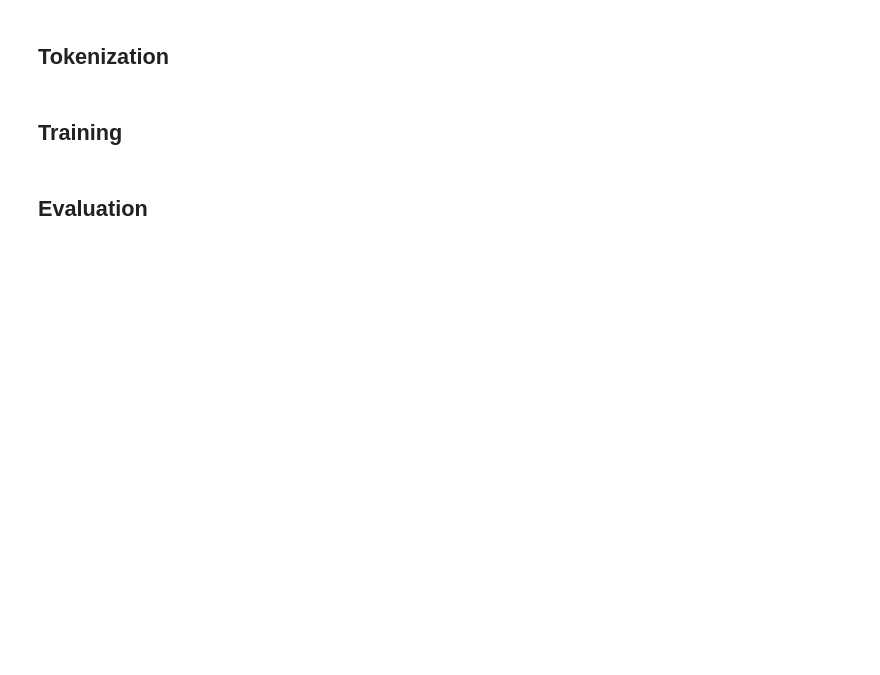
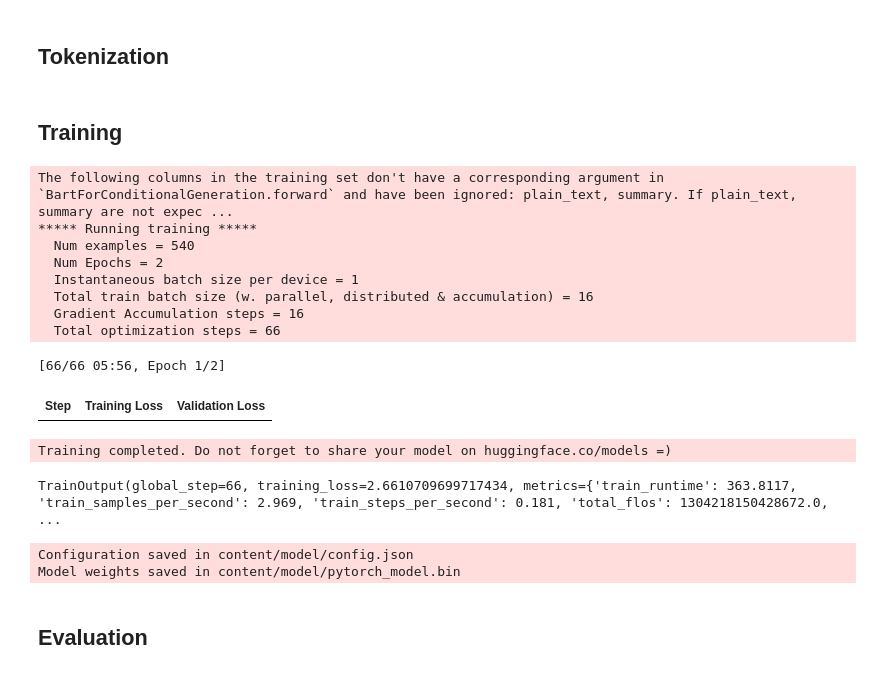
Before and after one commit to MrFransis/TermsOfServiceSummarization, a Jupyter notebook: FineTuningTOS.ipynb, the cells around one changed output. Saved outputs shown, nothing was run; the diff lists cells and outputs as text; code cells hidden in the pictures; blank space fills up the shorter version.

Commit message:
fixed epochs

```diff
--- a/FineTuningTOS.ipynb
+++ b/FineTuningTOS.ipynb
@@ -45,9 +67,9 @@ The Service is only available to individuals aged 13 years or older Apple reserv
 Summary:
 This service is only available to users of a certain age. When the service wants to change its terms, users are notified a month or more in advance. This service may collect, use, and share location d ...
 # %%
-dataset.set_format(type="pandas")
-df = dataset["train"][:]
+#dataset.set_format(type="pandas")
+#df = dataset["train"][:]
 
-df["WordsCount"] = df["plain_text"].str.split().apply(len)
-df["SummaryCount"] = df["summary"].str.split().apply(len)
-df.boxplot("WordsCount", grid=False, showfliers=False, color="black")
+#df["WordsCount"] = df["plain_text"].str.split().apply(len)
+#df["SummaryCount"] = df["summary"].str.split().apply(len)
+#df.boxplot("WordsCount", grid=False, showfliers=False, color="black")
@@ -101,9 +117,9 @@ def evaluate_summaries(dataset, metric, model, tokenizer, batch_size=1, device=d
 ## Tokenization
 # %%
 def convert_examples_to_features(example_batch):
-    input_encodings = tokenizer(example_batch["plain_text"], max_length=2048, truncation=True)
+    input_encodings = tokenizer(example_batch["plain_text"], max_length=1024, truncation=True)
     with tokenizer.as_target_tokenizer():
-        target_encodings = tokenizer(example_batch["summary"], max_length=512, truncation=True)
+        target_encodings = tokenizer(example_batch["summary"], max_length=128, truncation=True)
     return {"input_ids": input_encodings["input_ids"], "attention_mask": input_encodings["attention_mask"],
             "labels": target_encodings["input_ids"]}
 
@@ -116,21 +132,37 @@ dataset_tos.set_format(type="torch", columns=columns)
 # %%
 seq2seq_data_collator = DataCollatorForSeq2Seq(tokenizer, model=model)
 
 training_args = TrainingArguments(
- output_dir='training_log', num_train_epochs=1, warmup_steps=500,
+ output_dir='training_log', num_train_epochs=2, warmup_steps=500,
  per_device_train_batch_size=1, per_device_eval_batch_size=1,
- weight_decay=0.01, logging_steps=10, push_to_hub=False,
+ weight_decay=0.01, logging_steps=1, push_to_hub=False,
  evaluation_strategy='steps', eval_steps=500, save_steps=1e6,
  gradient_accumulation_steps=16)
 
 trainer = Trainer(model=model, args=training_args,
  tokenizer=tokenizer, data_collator=seq2seq_data_collator,
  train_dataset=dataset_tos["train"],
  eval_dataset=dataset_tos["validation"])
 
 trainer.train()
+# %% [output]
+The following columns in the training set don't have a corresponding argument in `BartForConditionalGeneration.forward` and have been ignored: plain_text, summary. If plain_text, summary are not expec ...
+***** Running training *****
+  Num examples = 540
+  Num Epochs = 2
+  Instantaneous batch size per device = 1
+  Total train batch size (w. parallel, distributed & accumulation) = 16
+  Gradient Accumulation steps = 16
+  Total optimization steps = 66
+[66/66 05:56, Epoch 1/2]
+| Step | Training Loss | Validation Loss |
+Training completed. Do not forget to share your model on huggingface.co/models =)
+TrainOutput(global_step=66, training_loss=2.6610709699717434, metrics={'train_runtime': 363.8117, 'train_samples_per_second': 2.969, 'train_steps_per_second': 0.181, 'total_flos': 1304218150428672.0,  ...
 # %%
-model.save_pretrained(f"content/{model_ckpt}")
+trainer.model.save_pretrained(f"content/model")
+# %% [output]
+Configuration saved in content/model/config.json
+Model weights saved in content/model/pytorch_model.bin
 # %% [markdown]
 ## Evaluation
 # %%
```
Also changed, not shown: parts of 15 cells of this notebook, 1 other file.
